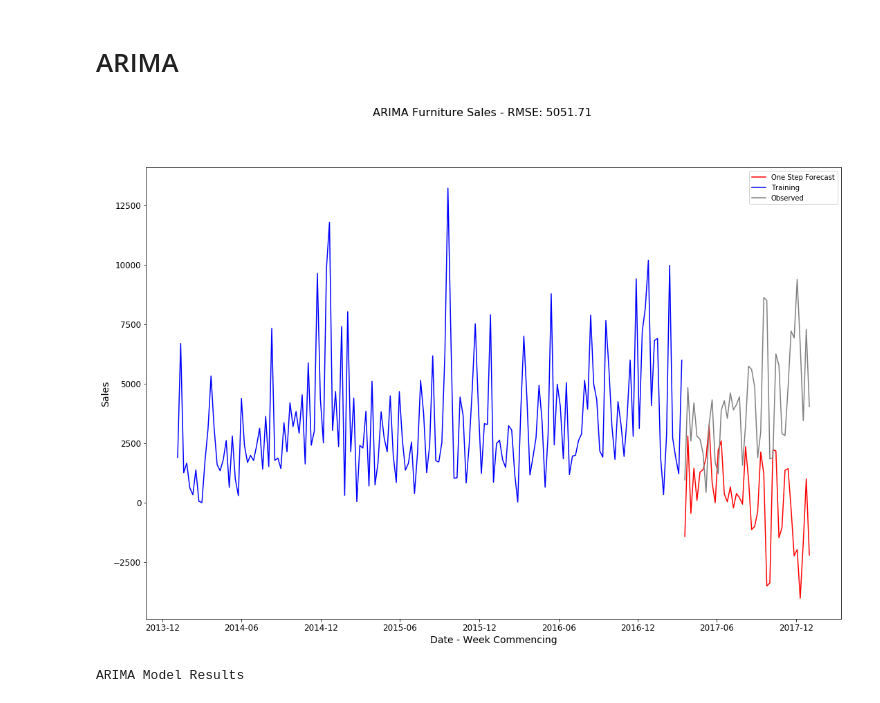
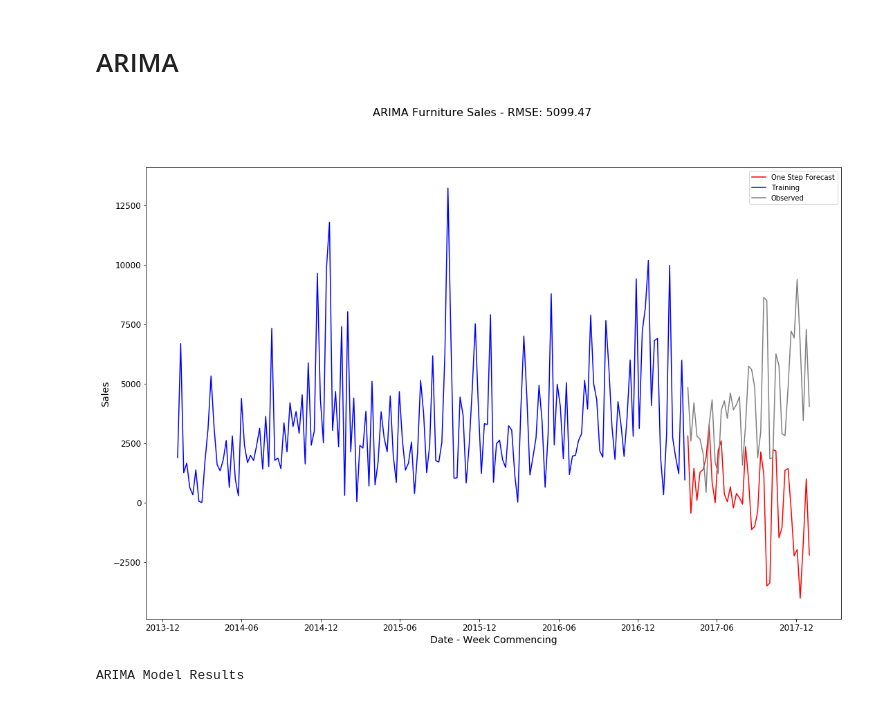
Before and after one commit to AriadneData/Python_Time_Series, a Jupyter notebook: TimeSeries_PoC_Classical.ipynb, the cells around one changed output. Cells and saved outputs as stored; diff of their text form; code cells hidden in the pictures.

```diff
--- a/TimeSeries_PoC_Classical.ipynb
+++ b/TimeSeries_PoC_Classical.ipynb
@@ -153,13 +163,13 @@ plt.savefig('images/ARMAResult.png')
 # %%
 from statsmodels.tsa.arima_model import ARIMA
 model = ARIMA(furniture_sales_weekly['Sales'], order = (1,1,1))
 model_fit = model.fit(disp=False)
-y_pred = model_fit.predict(start = '2017-03-19')
+y_pred = model_fit.predict(start = '2017-03-26')
 
 plt, rmse = output_results(y_pred,furniture_sales_weekly['Sales'], 'ARIMA Furniture Sales' )
 plt.savefig('images/ARIMAResult.png')
 # %% [output]
-[figure, old version]
+[figure, new version]
 # %%
 model_fit.summary()
 # %% [output]
```
Also changed, not shown: parts of 6 cells of this notebook, 27 other files.
